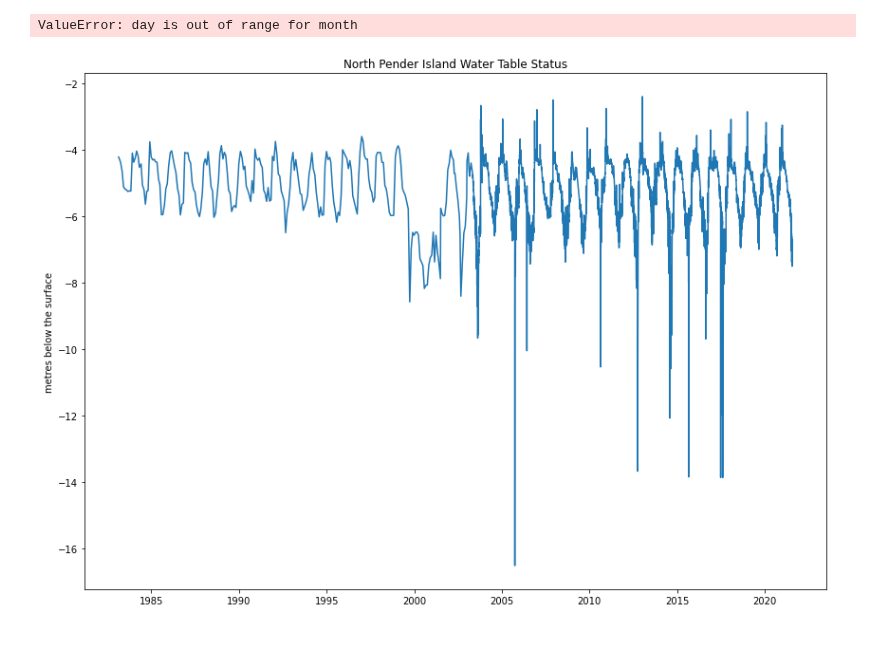
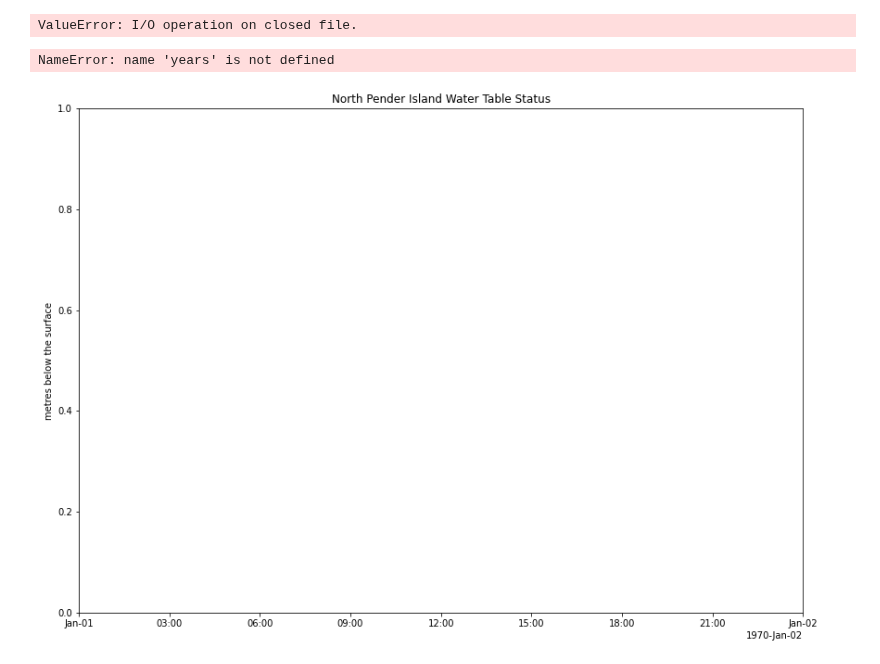
Before and after one commit to novedevo/watertable, a Jupyter notebook: main.ipynb, the cells around one changed output. Drawn from its saved outputs; the diff is of its cells as text; code cells hidden in the pictures.

Commit message:
working, but for year unification

```diff
--- a/main.ipynb
+++ b/main.ipynb
@@ -18,36 +20,48 @@ def clean_and_process(stamp: str, value: str, code: str):
             return False
     except ValueError:
         return False
-    if stamp[5:10] == "02-29":
-        return False
+    if stamp[5:10] == "02-29": # janky hack, mate!
+        return False # 😭
     return (
-        datetime.fromisoformat('2021' + stamp[4:] + '-07:00'),
+        datetime.fromisoformat(stamp + '-07:00'),
         -float(value)
     )
-
 cleaned = np.transpose(tuple(filter(lambda x: x, map(lambda x: clean_and_process(x[0], x[1], x[3]), reader))))
-# %%
-historical = []
-with open("data/dataset.csv") as data:
-    historical = np.transpose(tuple(filter(lambda x: x, map(lambda x: clean_and_process(x[0], x[1], x[3]), csv.reader(data)))))
-cleaned = historical
-# %% [output]
-ValueError: day is out of range for month
-# %%
-levels = cleaned[1]
-dates = cleaned[0]
+# %%
+def year_splitter(days: Iterator[Tuple[datetime, float]]) -> defaultdict[int, List[Tuple[datetime, float]]]:
+    years = defaultdict(lambda: [])
+    for day in days:
+        years[day[0].year].append(day)
+    return years
+
+def unify_year(dates: List[Tuple[datetime, float]]):
+    for date in dates:
+        if date[0].year != 2021:
+            date = (date[0].replace(year=2021), date[1])
+    return dates
+
+with open("data/dataset.csv") as data:
+    parsed = filter(lambda x: x, map(lambda x: clean_and_process(x[0], x[1], x[3]), csv.reader(data)))
+    split = year_splitter(parsed)
+    years = map(lambda x: np.transpose(unify_year(x)), split.values())
+# %% [output]
+ValueError: I/O operation on closed file.
 # %%
 fig, ax = plt.subplots()
 fig.set_size_inches(14, 10)
 
 ax.set_ylabel("metres below the surface")
 ax.set_title("North Pender Island Water Table Status")
 
 locator = mdates.AutoDateLocator(minticks=3, maxticks=10)
 formatter = mdates.ConciseDateFormatter(locator)
 ax.xaxis.set_major_locator(locator)
 ax.xaxis.set_major_formatter(formatter)
 
-last_week = ax.plot(dates, levels)
+year_plots = []
+
+for year in years:
+    year_plots.append(ax.plot(year[0], year[1]))
 # %% [output]
+NameError: name 'years' is not defined
-[figure, old version]
+[figure, new version]
```
Also changed, not shown: parts of 2 cells of this notebook.
